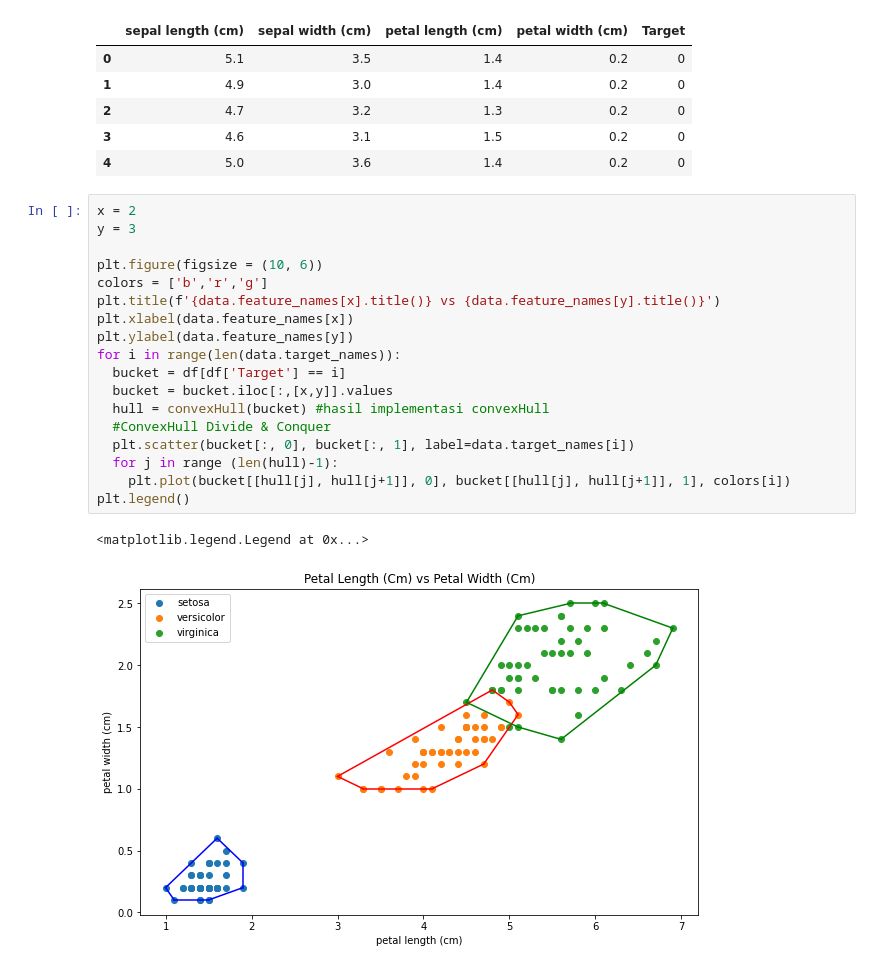
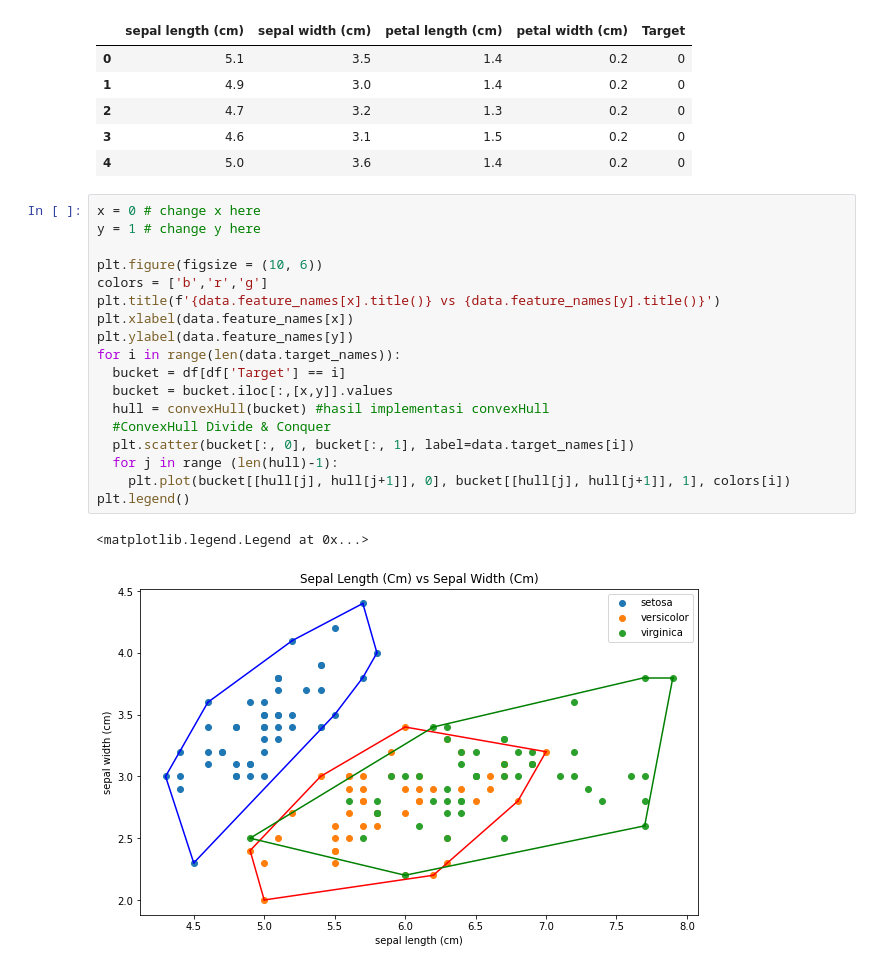
Before and after one commit to FelineJTD/ConvexHull-Library, a Jupyter notebook: main.ipynb, the cells around one changed output. Drawn from its saved outputs; the diff is of its cells as text.

```diff
--- a/main.ipynb
+++ b/main.ipynb
@@ -21,23 +21,23 @@ df.head()
 | 3 | 4.6 | 3.1 | 1.5 | 0.2 | 0 |
 | 4 | 5.0 | 3.6 | 1.4 | 0.2 | 0 |
 # %%
-x = 2
-y = 3
+x = 0 # change x here
+y = 1 # change y here
 
 plt.figure(figsize = (10, 6))
 colors = ['b','r','g']
 plt.title(f'{data.feature_names[x].title()} vs {data.feature_names[y].title()}')
 plt.xlabel(data.feature_names[x])
 plt.ylabel(data.feature_names[y])
 for i in range(len(data.target_names)):
   bucket = df[df['Target'] == i]
   bucket = bucket.iloc[:,[x,y]].values
   hull = convexHull(bucket) #hasil implementasi convexHull
   #ConvexHull Divide & Conquer
   plt.scatter(bucket[:, 0], bucket[:, 1], label=data.target_names[i])
   for j in range (len(hull)-1):
     plt.plot(bucket[[hull[j], hull[j+1]], 0], bucket[[hull[j], hull[j+1]], 1], colors[i])
 plt.legend()
 # %% [output]
 <matplotlib.legend.Legend at 0x...>
-[figure, old version]
+[figure, new version]
```
Also changed, not shown: 4 other files.
